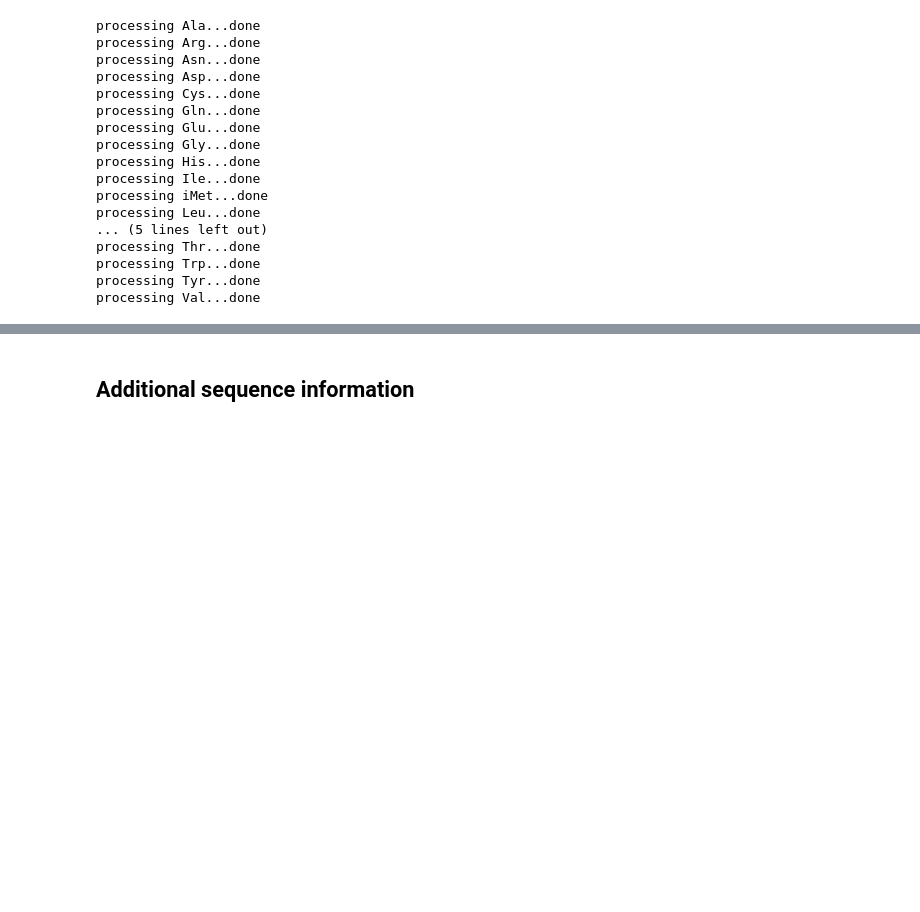
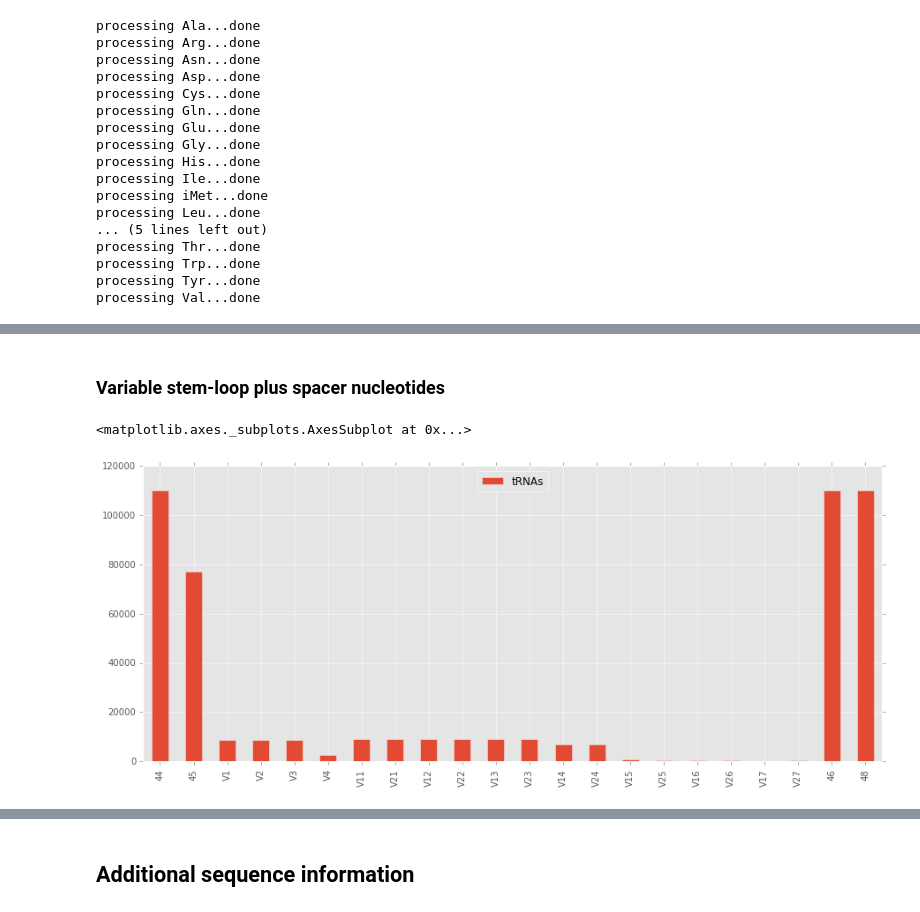
Before and after one commit to bylin/euk-features, a Jupyter notebook: notebooks/euk-tRNAs.ipynb, the cells around one changed output, grey strips where cells are left out. Saved outputs shown, nothing was run; the diff lists cells and outputs as text; code cells hidden in the pictures; blank space fills up the shorter version.

Commit message:
analyze 17a, varm

```diff
--- a/notebooks/euk-tRNAs.ipynb
+++ b/notebooks/euk-tRNAs.ipynb
@@ -227,0 +326,10 @@ processing Val...done
+# %%
+mpl.rcParams['figure.figsize'] = (15, 6)
+# %% [markdown]
+### Variable stem-loop plus spacer nucleotides
+# %%
+varm_cols = ["44", "45"] + list(filter(lambda x: ('V' in x) & (':' not in x), identities.columns)) + ["46", "48"]
+position_histogram(identities, varm_cols)
+# %% [output]
+<matplotlib.axes._subplots.AxesSubplot at 0x...>
+[figure, added]
```
Also changed, not shown: parts of 28 cells of this notebook.
